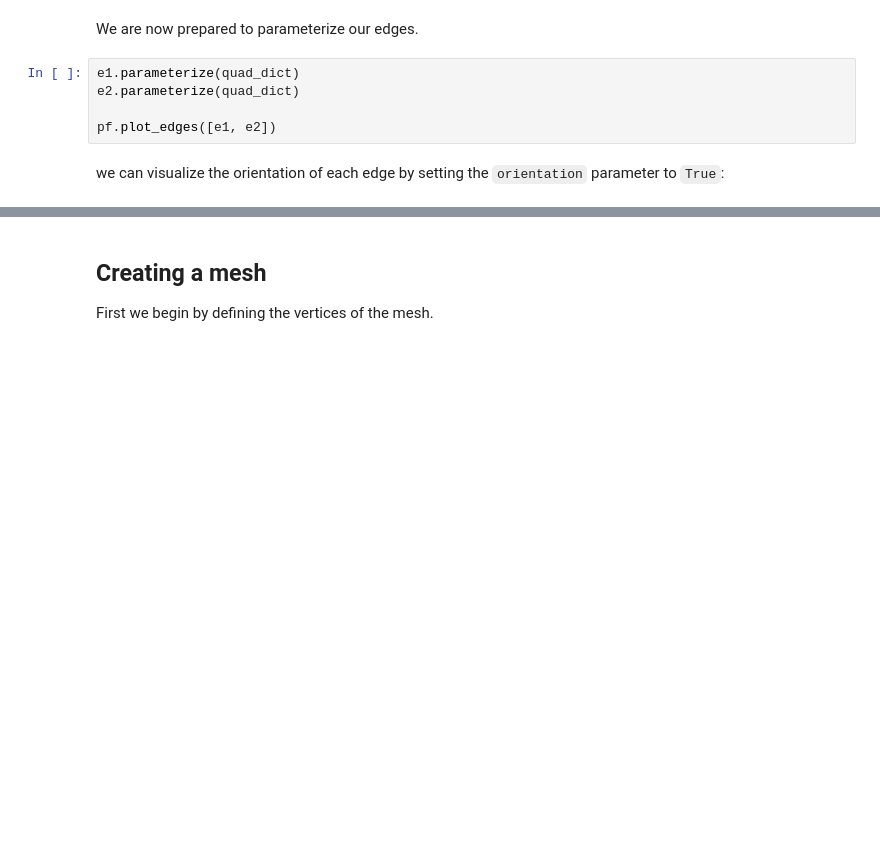
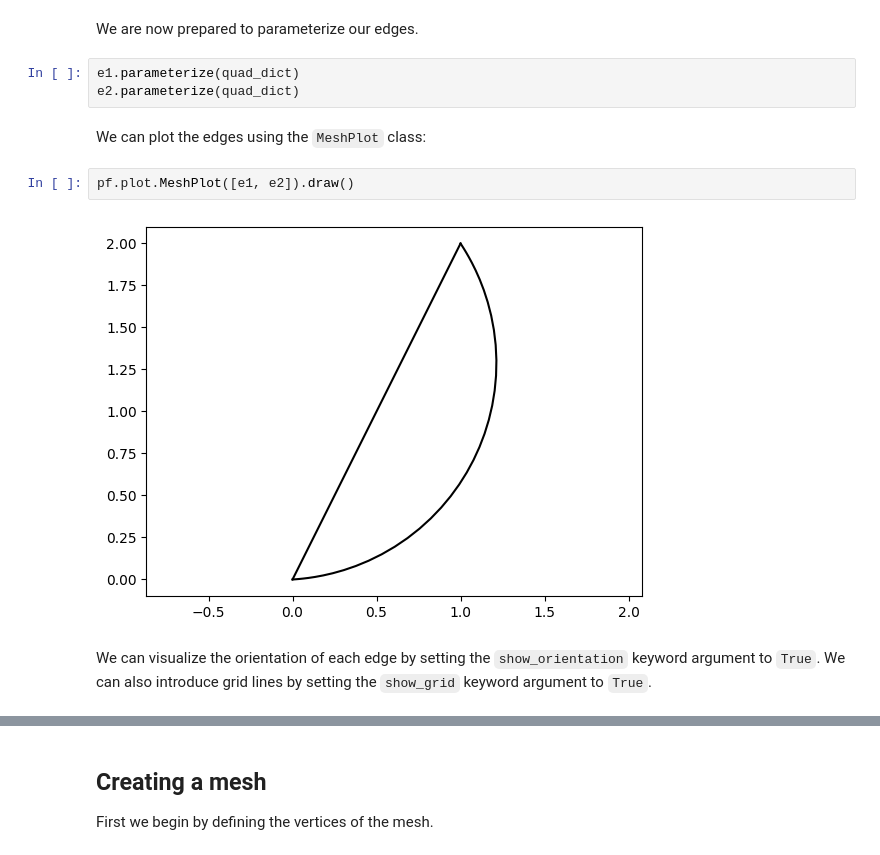
Before and after one commit to samreynoldsmath/PuncturedFEM, a Jupyter notebook: examples/ex0-mesh-building.ipynb, the cells around one changed output, grey strips where cells are left out. Saved outputs shown, nothing was run; the diff lists cells and outputs as text; blank space fills up the shorter version.

Commit message:
add MeshPlot class, tweaks to TracePlot, update examples

```diff
--- a/examples/ex0-mesh-building.ipynb
+++ b/examples/ex0-mesh-building.ipynb
@@ -91,9 +93,15 @@ We are now prepared to parameterize our edges.
 # %%
 e1.parameterize(quad_dict)
 e2.parameterize(quad_dict)
-
-pf.plot_edges([e1, e2])
+# %% [markdown]
+We can plot the edges using the `MeshPlot` class:
+# %%
+pf.plot.MeshPlot([e1, e2]).draw()
+# %% [output]
+[figure, added]
 # %% [markdown]
-we can visualize the orientation of each edge by setting the
-`orientation` parameter to `True`:
+We can visualize the orientation of each edge by setting the
+`show_orientation` keyword argument to `True`.
+We can also introduce grid lines by setting the `show_grid` keyword argument
+to `True`.
 # %%
```
Also changed, not shown: parts of 10 cells of this notebook, 16 other files.
